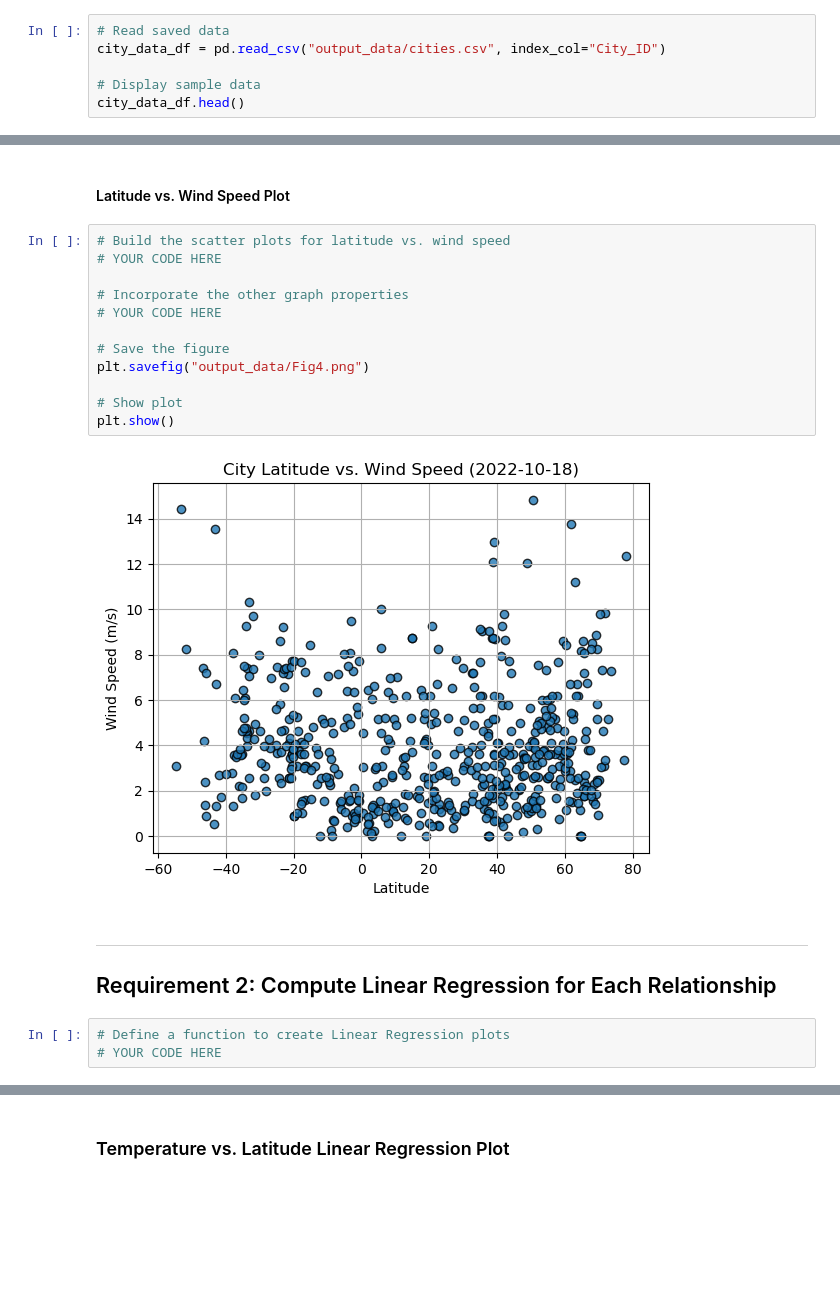
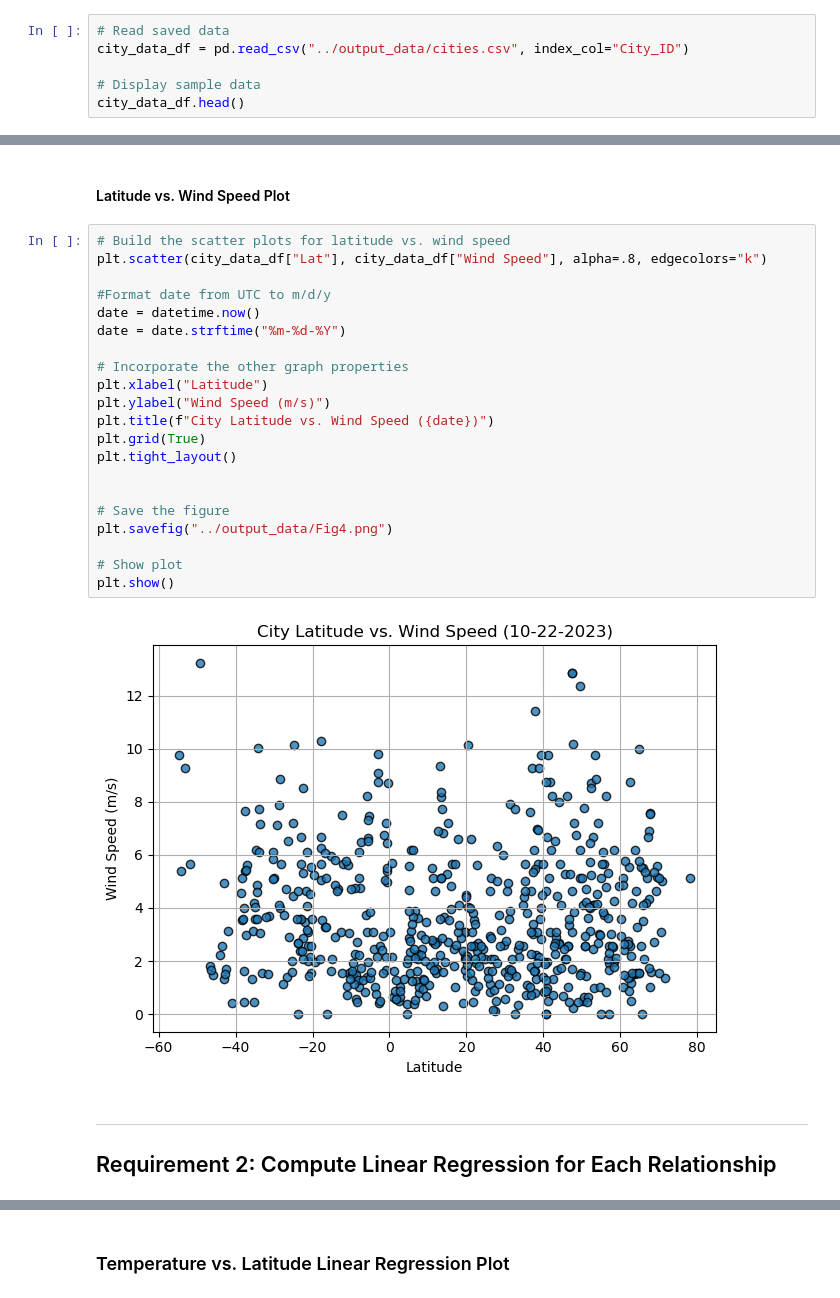
Before and after one commit to Robyn2024/Python-API-Challenge, a Jupyter notebook: WeatherPy/WeatherPy.ipynb, the cells around one changed output, grey strips where cells are left out. Cells and saved outputs as stored; diff of their text form; blank space fills up the shorter version.

```diff
--- a/WeatherPy/WeatherPy.ipynb
+++ b/WeatherPy/WeatherPy.ipynb
@@ -161,6 +181,6 @@ city_data_df.to_csv("output_data/cities.csv", index_label="City_ID")
 # %%
 # Read saved data
-city_data_df = pd.read_csv("output_data/cities.csv", index_col="City_ID")
+city_data_df = pd.read_csv("../output_data/cities.csv", index_col="City_ID")
 
 # Display sample data
 city_data_df.head()
@@ -226,22 +272,28 @@ plt.show()
 #### Latitude vs. Wind Speed Plot
 # %%
 # Build the scatter plots for latitude vs. wind speed
-# YOUR CODE HERE
+plt.scatter(city_data_df["Lat"], city_data_df["Wind Speed"], alpha=.8, edgecolors="k")
+
+#Format date from UTC to m/d/y
+date = datetime.now()
+date = date.strftime("%m-%d-%Y")
 
 # Incorporate the other graph properties
-# YOUR CODE HERE
+plt.xlabel("Latitude")
+plt.ylabel("Wind Speed (m/s)")
+plt.title(f"City Latitude vs. Wind Speed ({date})")
+plt.grid(True)
+plt.tight_layout()
+
 
 # Save the figure
-plt.savefig("output_data/Fig4.png")
+plt.savefig("../output_data/Fig4.png")
 
 # Show plot
 plt.show()
 # %% [output]
-[figure, old version]
+[figure, new version]
 # %% [markdown]
 ---
 
 ## Requirement 2: Compute Linear Regression for Each Relationship
-# %%
-# Define a function to create Linear Regression plots
-# YOUR CODE HERE
```
Also changed, not shown: parts of 30 cells of this notebook, 5 other files.
